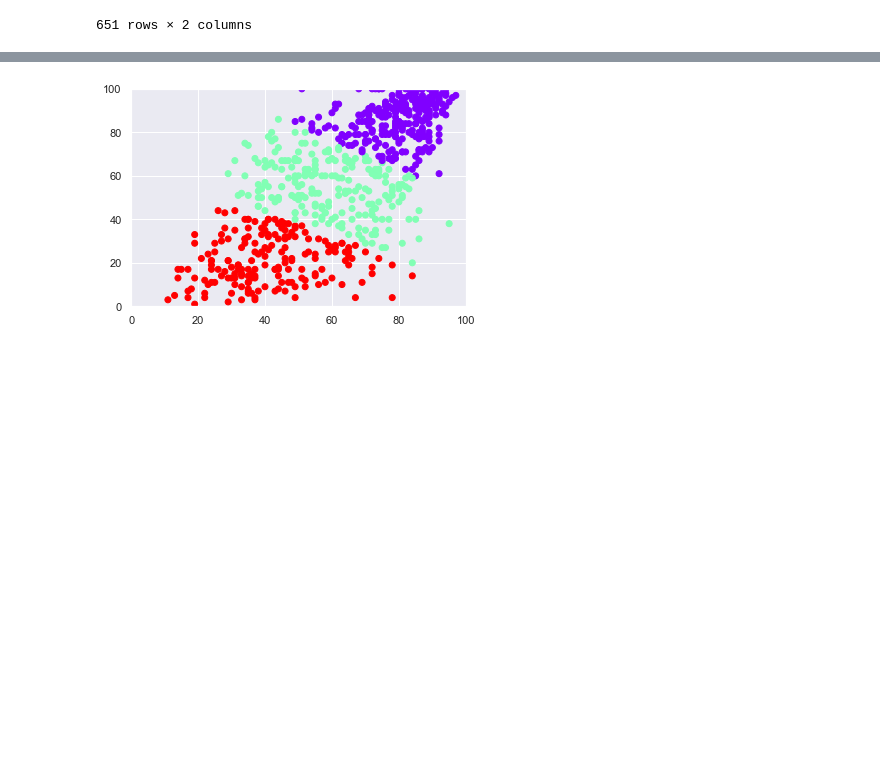
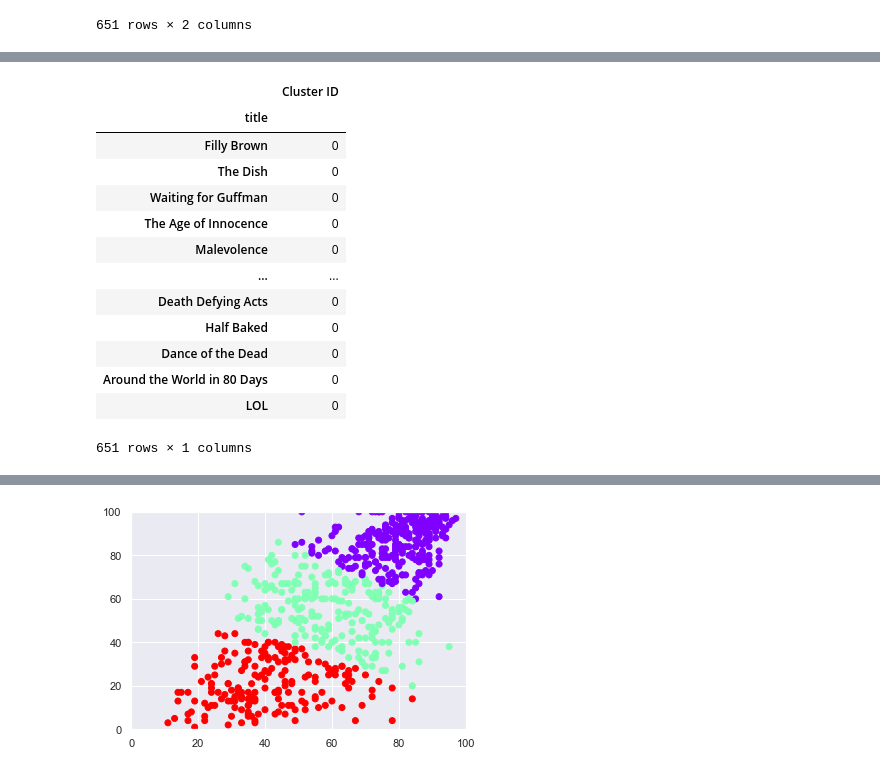
Before and after one commit to LightningDrop/datacleaning, a Jupyter notebook: Project4/ClusterAnalysis.ipynb, the cells around one changed output, grey strips where cells are left out. Drawn from its saved outputs; the diff is of its cells as text; code cells hidden in the pictures; blank space fills up the shorter version.

```diff
--- a/Project4/ClusterAnalysis.ipynb
+++ b/Project4/ClusterAnalysis.ipynb
@@ -62,0 +68,26 @@ data_with_clusters
+# %%
+# shows only title and cluster ID-----------------------------------------------------------------
+from sklearn import cluster
+
+data = dcc.drop('title',axis=1)
+data=data.select_dtypes(include=np.number)
+data=data.fillna(data.mean())
+k_means = cluster.KMeans(n_clusters=2, max_iter=50, random_state=1)
+k_means.fit(data)
+labels = k_means.labels_
+pd.DataFrame(labels, index=dcc.title, columns=['Cluster ID'])
+# %% [output]
+|  | Cluster ID |
+| title |  |
+| Filly Brown | 0 |
+| The Dish | 0 |
+| Waiting for Guffman | 0 |
+| The Age of Innocence | 0 |
+| Malevolence | 0 |
+| ... | ... |
+| Death Defying Acts | 0 |
+| Half Baked | 0 |
+| Dance of the Dead | 0 |
+| Around the World in 80 Days | 0 |
+| LOL | 0 |
+651 rows × 1 columns
```
Also changed, not shown: parts of 3 cells of this notebook.
